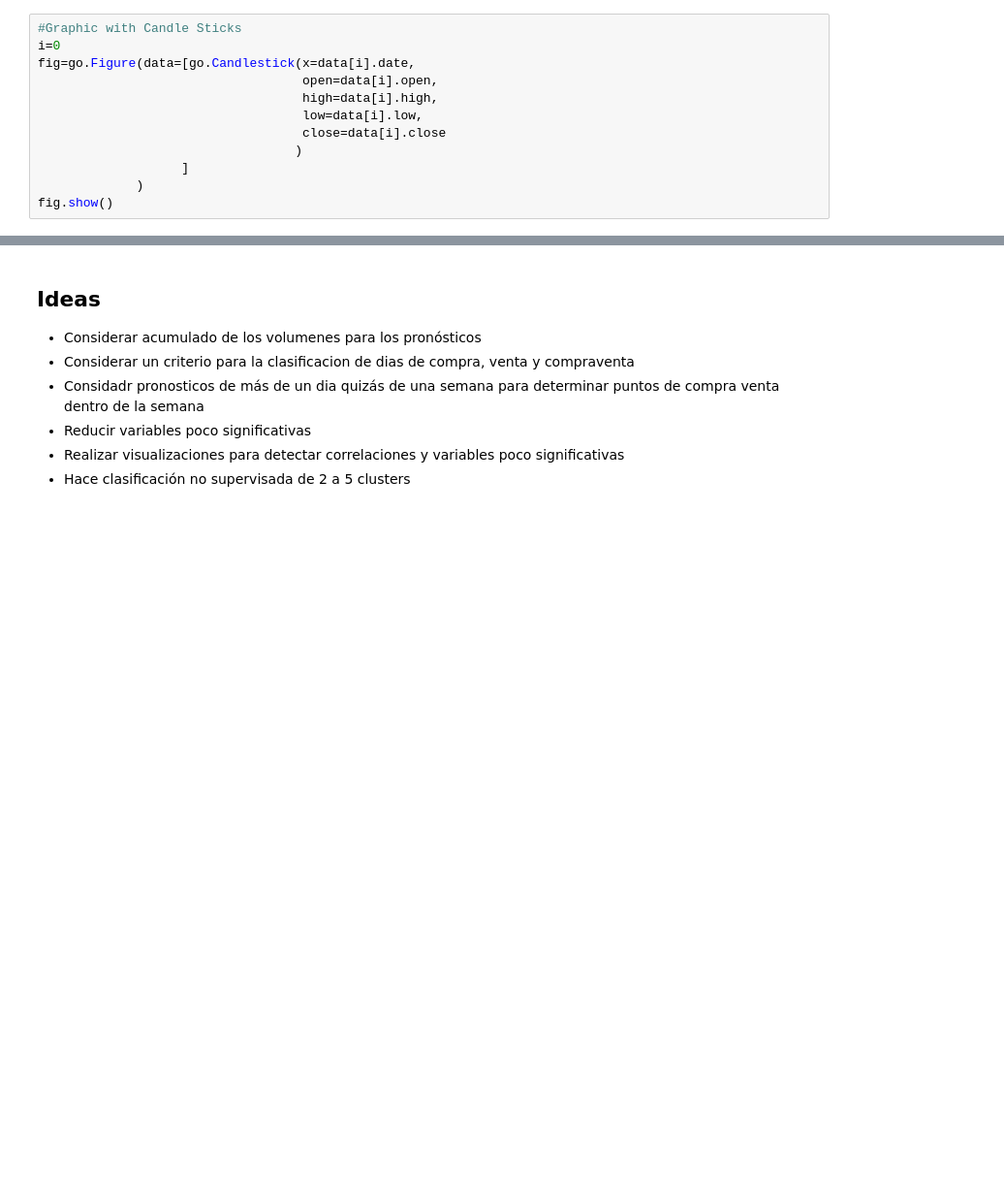
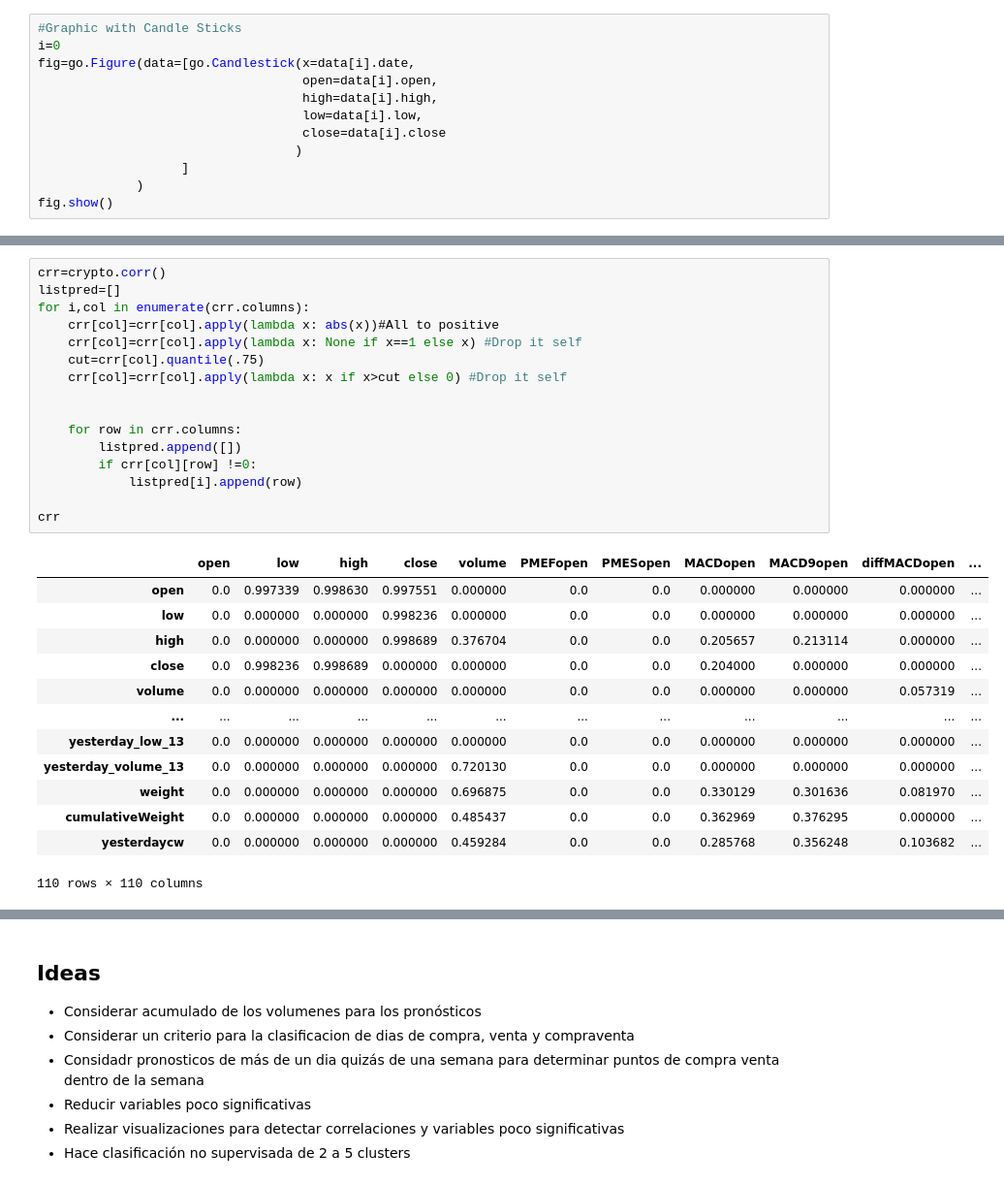
Before and after one commit to albertoid/bitso, a Jupyter notebook: Predict.ipynb, the cells around one changed output, grey strips where cells are left out. Shown at 97% size. Cells and saved outputs as stored; diff of their text form; blank space fills up the shorter version.

```diff
--- a/Predict.ipynb
+++ b/Predict.ipynb
@@ -337,0 +388,30 @@ fig.show()
+# %%
+crr=crypto.corr()
+listpred=[]
+for i,col in enumerate(crr.columns):
+    crr[col]=crr[col].apply(lambda x: abs(x))#All to positive
+    crr[col]=crr[col].apply(lambda x: None if x==1 else x) #Drop it self
+    cut=crr[col].quantile(.75)
+    crr[col]=crr[col].apply(lambda x: x if x>cut else 0) #Drop it self
+
+
+    for row in crr.columns:
+        listpred.append([])
+        if crr[col][row] !=0:
+            listpred[i].append(row)
+
+crr
+# %% [output]
+|  | open | low | high | close | volume | PMEFopen | PMESopen | MACDopen | MACD9open | diffMACDopen | ... |
+| open | 0.0 | 0.997339 | 0.998630 | 0.997551 | 0.000000 | 0.0 | 0.0 | 0.000000 | 0.000000 | 0.000000 | ... |
+| low | 0.0 | 0.000000 | 0.000000 | 0.998236 | 0.000000 | 0.0 | 0.0 | 0.000000 | 0.000000 | 0.000000 | ... |
+| high | 0.0 | 0.000000 | 0.000000 | 0.998689 | 0.376704 | 0.0 | 0.0 | 0.205657 | 0.213114 | 0.000000 | ... |
+| close | 0.0 | 0.998236 | 0.998689 | 0.000000 | 0.000000 | 0.0 | 0.0 | 0.204000 | 0.000000 | 0.000000 | ... |
+| volume | 0.0 | 0.000000 | 0.000000 | 0.000000 | 0.000000 | 0.0 | 0.0 | 0.000000 | 0.000000 | 0.057319 | ... |
+| ... | ... | ... | ... | ... | ... | ... | ... | ... | ... | ... | ... |
+| yesterday_low_13 | 0.0 | 0.000000 | 0.000000 | 0.000000 | 0.000000 | 0.0 | 0.0 | 0.000000 | 0.000000 | 0.000000 | ... |
+| yesterday_volume_13 | 0.0 | 0.000000 | 0.000000 | 0.000000 | 0.720130 | 0.0 | 0.0 | 0.000000 | 0.000000 | 0.000000 | ... |
+| weight | 0.0 | 0.000000 | 0.000000 | 0.000000 | 0.696875 | 0.0 | 0.0 | 0.330129 | 0.301636 | 0.081970 | ... |
+| cumulativeWeight | 0.0 | 0.000000 | 0.000000 | 0.000000 | 0.485437 | 0.0 | 0.0 | 0.362969 | 0.376295 | 0.000000 | ... |
+| yesterdaycw | 0.0 | 0.000000 | 0.000000 | 0.000000 | 0.459284 | 0.0 | 0.0 | 0.285768 | 0.356248 | 0.103682 | ... |
+110 rows × 110 columns
```
Also changed, not shown: parts of 27 cells of this notebook, 11 other files.
